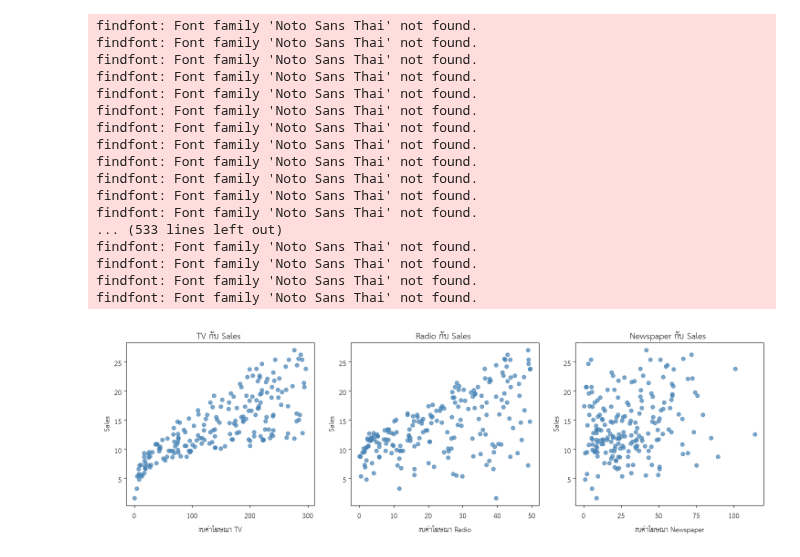
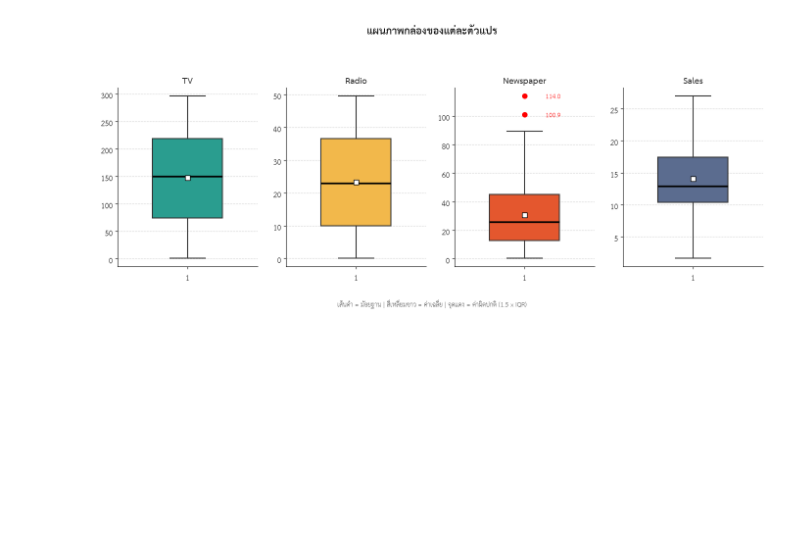
Before and after one commit to 68030856Thitikorn/advertising_856, a Jupyter notebook: code/advertising-analysis.ipynb, the cells around one changed output. Drawn from its saved outputs; the diff is of its cells as text; code cells hidden in the pictures; blank space fills up the shorter version.

```diff
--- a/code/advertising-analysis.ipynb
+++ b/code/advertising-analysis.ipynb
@@ -16,0 +73,5 @@ df.head()
+# %%
+q1 = df['Newspaper'].quantile(0.25)
+q3 = df['Newspaper'].quantile(0.75)
+iqr = q3 - q1
+df[(df['Newspaper'] < q1 - 1.5*iqr) | (df['Newspaper'] > q3 + 1.5*iqr)]  # กรองเฉพาะแถวที่ Newspaper ผิดปกติ มาแสดง
@@ -17,13 +82,13 @@ df.head()
 # %%
-names = {'TV': 'โฆษณาทางทีวี (TV)', 'Radio': 'โฆษณาทางวิทยุ (Radio)',
-         'Newspaper': 'โฆษณาทางหนังสือพิมพ์ (Newspaper)', 'Sales': 'ยอดขาย (Sales)'}
+names = {'TV': 'โฆษณาทางทีวี (TV)', 'Radio': 'โฆษณาทางวิทยุ (Radio)', 'Newspaper': 'โฆษณาทางหนังสือพิมพ์ (Newspaper)', 'Sales': 'ยอดขาย (Sales)'}
 
 fig, axes = plt.subplots(2, 2, figsize=(12, 9))
-for ax, col in zip(axes.flatten(), df.columns):
-    ax.hist(df[col], bins=15, color='steelblue', edgecolor='white')
-    ax.set_title( names[col])
+for ax, col in zip(axes.flatten(), df.columns) :
+    ax.hist(df[col], bins=20, color='steelblue', edgecolor='white')
+    ax.set_title('ฮิสโตแกรมของ ' + names[col])
     ax.set_xlabel(col)
     ax.set_ylabel('ความถี่')
+
 plt.tight_layout()
 plt.show()
 # %% [output]
@@ -74,30 +105,31 @@ findfont: Font family 'Noto Sans Thai' not found.
 [figure]
 # %%
-fig, axes = plt.subplots(1, 3, figsize=(15, 5))
-for ax, col in zip(axes, ['TV', 'Radio', 'Newspaper']):
-    ax.scatter(df[col], df['Sales'], color='steelblue', alpha=0.7)
-    r = df[col].corr(df['Sales'])
-    ax.set_title(col + ' กับ Sales ')
-    ax.set_xlabel('งบค่าโฆษณา ' + col)
-    ax.set_ylabel('Sales')
-plt.tight_layout()
+colors = ['#2A9D8F', '#F2B84B', '#E4572E', '#5B6C8F']
+
+fig, axes = plt.subplots(1, 4, figsize=(14, 6))
+for ax, col, color in zip(axes, df.columns, colors):
+    ax.boxplot(df[col], patch_artist=True, widths=0.5, showmeans=True,
+               boxprops=dict(facecolor=color, edgecolor='#333333', linewidth=1.5),
+               medianprops=dict(color='black', linewidth=2.5),
+               meanprops=dict(marker='s', markerfacecolor='white', markeredgecolor='black', markersize=7),
+               whiskerprops=dict(color='#333333', linewidth=1.5),
+               capprops=dict(color='#333333', linewidth=1.5),
+               flierprops=dict(marker='o', markerfacecolor='red', markeredgecolor='red', markersize=7))
+
+    q1, q3 = df[col].quantile(0.25), df[col].quantile(0.75)
+    iqr = q3 - q1
+    outs = df[col][(df[col] < q1 - 1.5*iqr) | (df[col] > q3 + 1.5*iqr)]
+    for v in outs:
+        ax.annotate(str(v), xy=(1, v), xytext=(1.15, v), va='center', color='red', fontsize=13)
+    ax.set_title(col, fontsize=18, fontweight='bold', color='#333333')
+    ax.yaxis.grid(True, linestyle='--', alpha=0.5)
+    ax.set_axisbelow(True)
+    ax.spines['top'].set_visible(False)
+    ax.spines['right'].set_visible(False)
+
+fig.suptitle('แผนภาพกล่องของแต่ละตัวแปร', fontsize=22, fontweight='bold')
+fig.text(0.5, 0.01, 'เส้นดำ = มัธยฐาน | สี่เหลี่ยมขาว = ค่าเฉลี่ย | จุดแดง = ค่าผิดปกติ (1.5 x IQR)', ha='center', fontsize=14, color='#555555')
+plt.tight_layout(rect=[0, 0.05, 1, 0.94])
 plt.show()
 # %% [output]
-findfont: Font family 'Noto Sans Thai' not found.
-findfont: Font family 'Noto Sans Thai' not found.
-findfont: Font family 'Noto Sans Thai' not found.
-findfont: Font family 'Noto Sans Thai' not found.
-findfont: Font family 'Noto Sans Thai' not found.
-findfont: Font family 'Noto Sans Thai' not found.
-findfont: Font family 'Noto Sans Thai' not found.
-findfont: Font family 'Noto Sans Thai' not found.
-findfont: Font family 'Noto Sans Thai' not found.
-findfont: Font family 'Noto Sans Thai' not found.
-findfont: Font family 'Noto Sans Thai' not found.
-findfont: Font family 'Noto Sans Thai' not found.
-... (533 lines left out)
-findfont: Font family 'Noto Sans Thai' not found.
-findfont: Font family 'Noto Sans Thai' not found.
-findfont: Font family 'Noto Sans Thai' not found.
-findfont: Font family 'Noto Sans Thai' not found.
-[figure, old version]
+[figure, new version]
```
Also changed, not shown: parts of 12 cells of this notebook.
